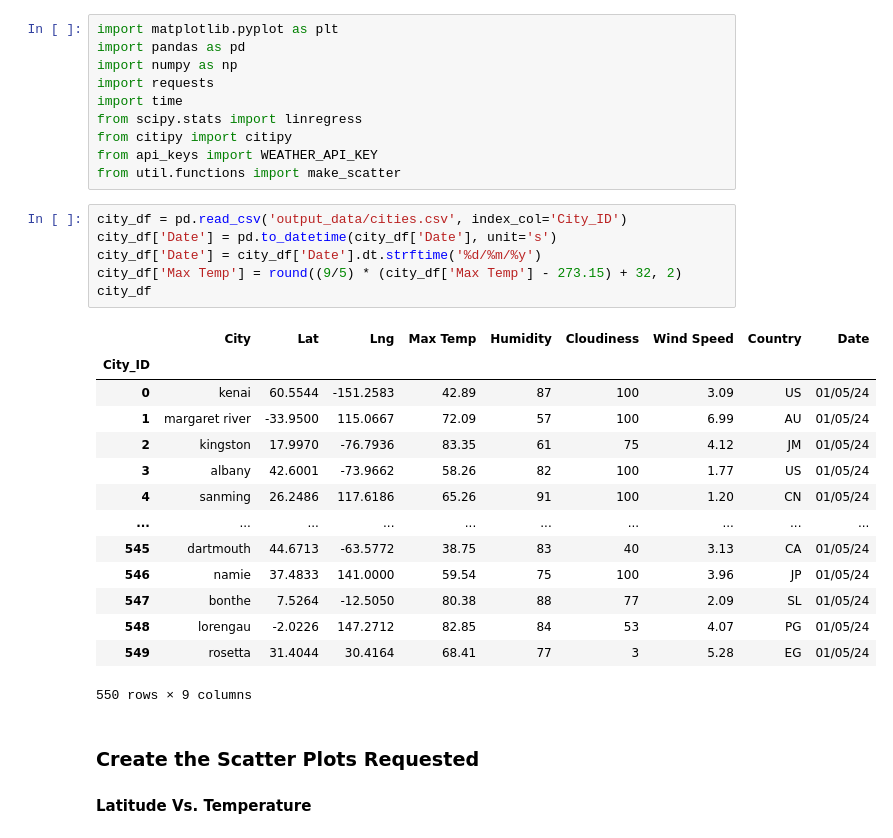
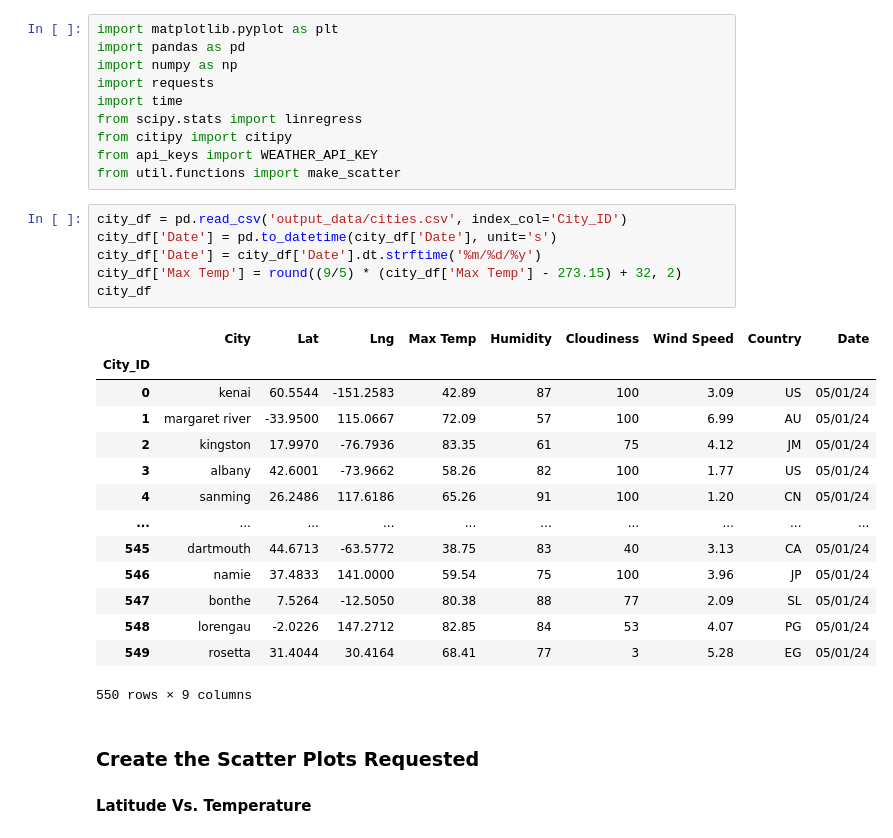
Before and after one commit to SaadNasir92/Equator_Analysis, a Jupyter notebook: WeatherPy1.ipynb, the cells around one changed output. Saved outputs shown, nothing was run; the diff lists cells and outputs as text.

```diff
--- a/WeatherPy1.ipynb
+++ b/WeatherPy1.ipynb
@@ -163,23 +163,23 @@ from util.functions import make_scatter
 # %%
 city_df = pd.read_csv('output_data/cities.csv', index_col='City_ID')
 city_df['Date'] = pd.to_datetime(city_df['Date'], unit='s')
-city_df['Date'] = city_df['Date'].dt.strftime('%d/%m/%y')
+city_df['Date'] = city_df['Date'].dt.strftime('%m/%d/%y')
 city_df['Max Temp'] = round((9/5) * (city_df['Max Temp'] - 273.15) + 32, 2)
 city_df
 # %% [output]
 |  | City | Lat | Lng | Max Temp | Humidity | Cloudiness | Wind Speed | Country | Date |
 | City_ID |  |  |  |  |  |  |  |  |  |
-| 0 | kenai | 60.5544 | -151.2583 | 42.89 | 87 | 100 | 3.09 | US | 01/05/24 |
-| 1 | margaret river | -33.9500 | 115.0667 | 72.09 | 57 | 100 | 6.99 | AU | 01/05/24 |
-| 2 | kingston | 17.9970 | -76.7936 | 83.35 | 61 | 75 | 4.12 | JM | 01/05/24 |
-| 3 | albany | 42.6001 | -73.9662 | 58.26 | 82 | 100 | 1.77 | US | 01/05/24 |
-| 4 | sanming | 26.2486 | 117.6186 | 65.26 | 91 | 100 | 1.20 | CN | 01/05/24 |
+| 0 | kenai | 60.5544 | -151.2583 | 42.89 | 87 | 100 | 3.09 | US | 05/01/24 |
+| 1 | margaret river | -33.9500 | 115.0667 | 72.09 | 57 | 100 | 6.99 | AU | 05/01/24 |
+| 2 | kingston | 17.9970 | -76.7936 | 83.35 | 61 | 75 | 4.12 | JM | 05/01/24 |
+| 3 | albany | 42.6001 | -73.9662 | 58.26 | 82 | 100 | 1.77 | US | 05/01/24 |
+| 4 | sanming | 26.2486 | 117.6186 | 65.26 | 91 | 100 | 1.20 | CN | 05/01/24 |
 | ... | ... | ... | ... | ... | ... | ... | ... | ... | ... |
-| 545 | dartmouth | 44.6713 | -63.5772 | 38.75 | 83 | 40 | 3.13 | CA | 01/05/24 |
-| 546 | namie | 37.4833 | 141.0000 | 59.54 | 75 | 100 | 3.96 | JP | 01/05/24 |
-| 547 | bonthe | 7.5264 | -12.5050 | 80.38 | 88 | 77 | 2.09 | SL | 01/05/24 |
-| 548 | lorengau | -2.0226 | 147.2712 | 82.85 | 84 | 53 | 4.07 | PG | 01/05/24 |
-| 549 | rosetta | 31.4044 | 30.4164 | 68.41 | 77 | 3 | 5.28 | EG | 01/05/24 |
+| 545 | dartmouth | 44.6713 | -63.5772 | 38.75 | 83 | 40 | 3.13 | CA | 05/01/24 |
+| 546 | namie | 37.4833 | 141.0000 | 59.54 | 75 | 100 | 3.96 | JP | 05/01/24 |
+| 547 | bonthe | 7.5264 | -12.5050 | 80.38 | 88 | 77 | 2.09 | SL | 05/01/24 |
+| 548 | lorengau | -2.0226 | 147.2712 | 82.85 | 84 | 53 | 4.07 | PG | 05/01/24 |
+| 549 | rosetta | 31.4044 | 30.4164 | 68.41 | 77 | 3 | 5.28 | EG | 05/01/24 |
 550 rows × 9 columns
 # %% [markdown]
 ### Create the Scatter Plots Requested
```
Also changed, not shown: parts of 4 cells of this notebook, 5 other files.
